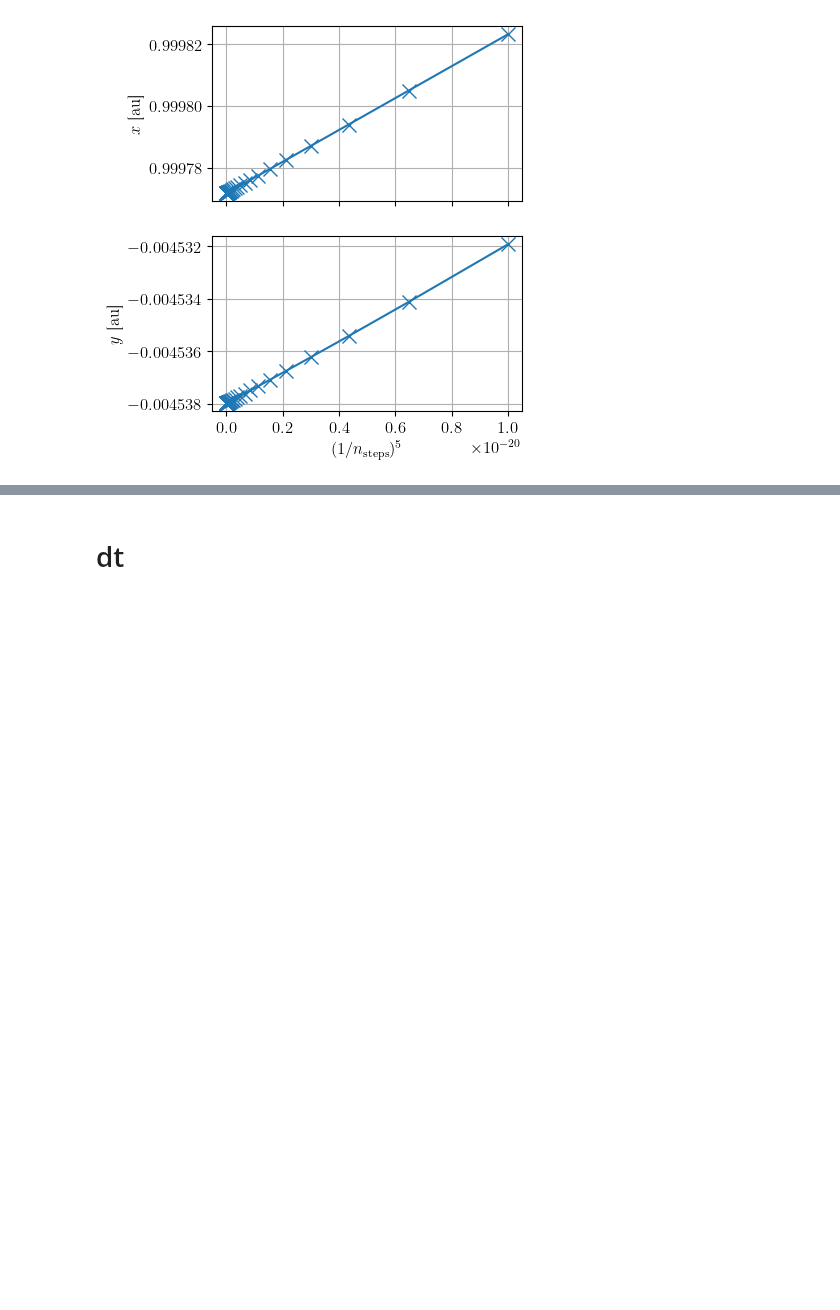
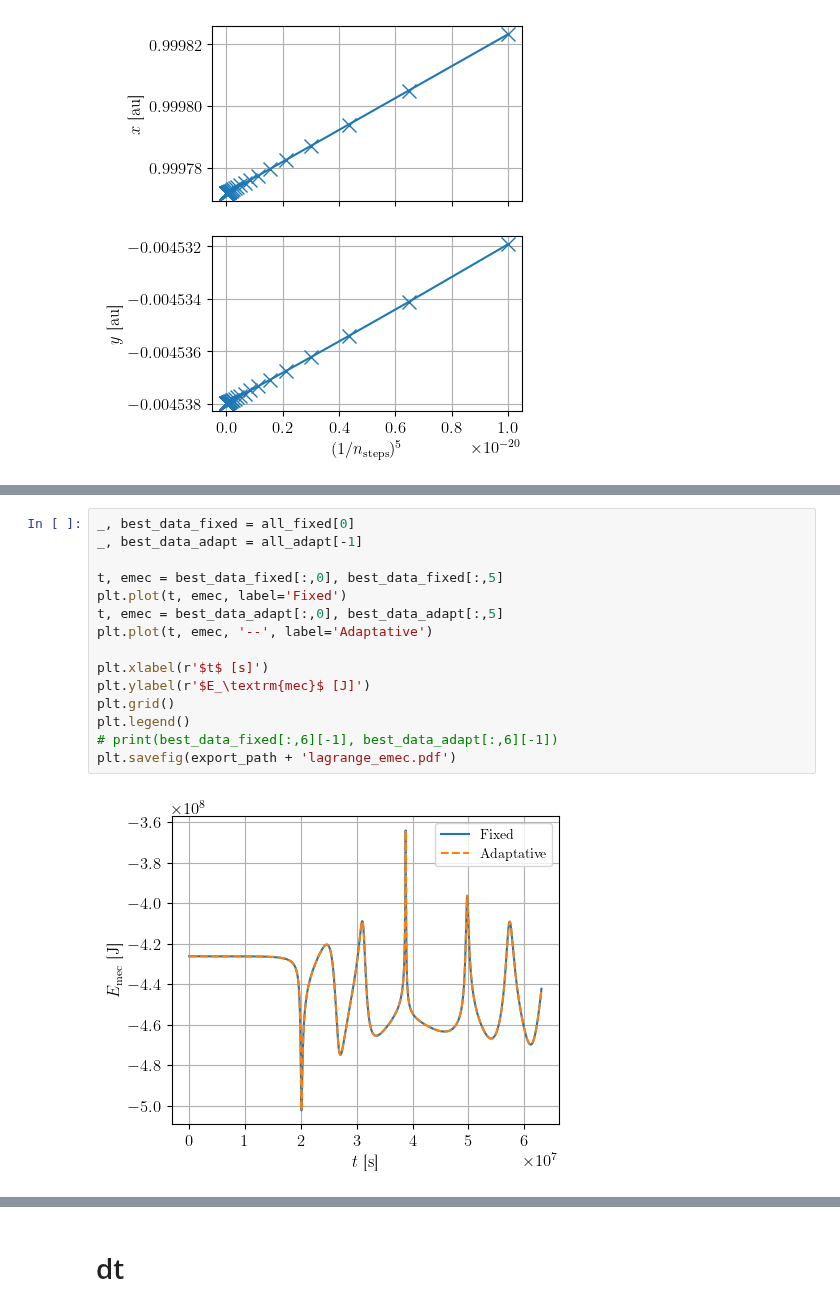
Before and after one commit to TomVdt/PhysNum, a Jupyter notebook: exercice3/analysis/analysis3bi.ipynb, the cells around one changed output, grey strips where cells are left out. Drawn from its saved outputs; the diff is of its cells as text; blank space fills up the shorter version.

```diff
--- a/exercice3/analysis/analysis3bi.ipynb
+++ b/exercice3/analysis/analysis3bi.ipynb
@@ -196,0 +197,17 @@ plt.show()
+# %%
+_, best_data_fixed = all_fixed[0]
+_, best_data_adapt = all_adapt[-1]
+
+t, emec = best_data_fixed[:,0], best_data_fixed[:,5]
+plt.plot(t, emec, label='Fixed')
+t, emec = best_data_adapt[:,0], best_data_adapt[:,5]
+plt.plot(t, emec, '--', label='Adaptative')
+
+plt.xlabel(r'$t$ [s]')
+plt.ylabel(r'$E_\textrm{mec}$ [J]')
+plt.grid()
+plt.legend()
+# print(best_data_fixed[:,6][-1], best_data_adapt[:,6][-1])
+plt.savefig(export_path + 'lagrange_emec.pdf')
+# %% [output]
+[figure, added]
```
Also changed, not shown: parts of 5 cells of this notebook, 13 other files.
